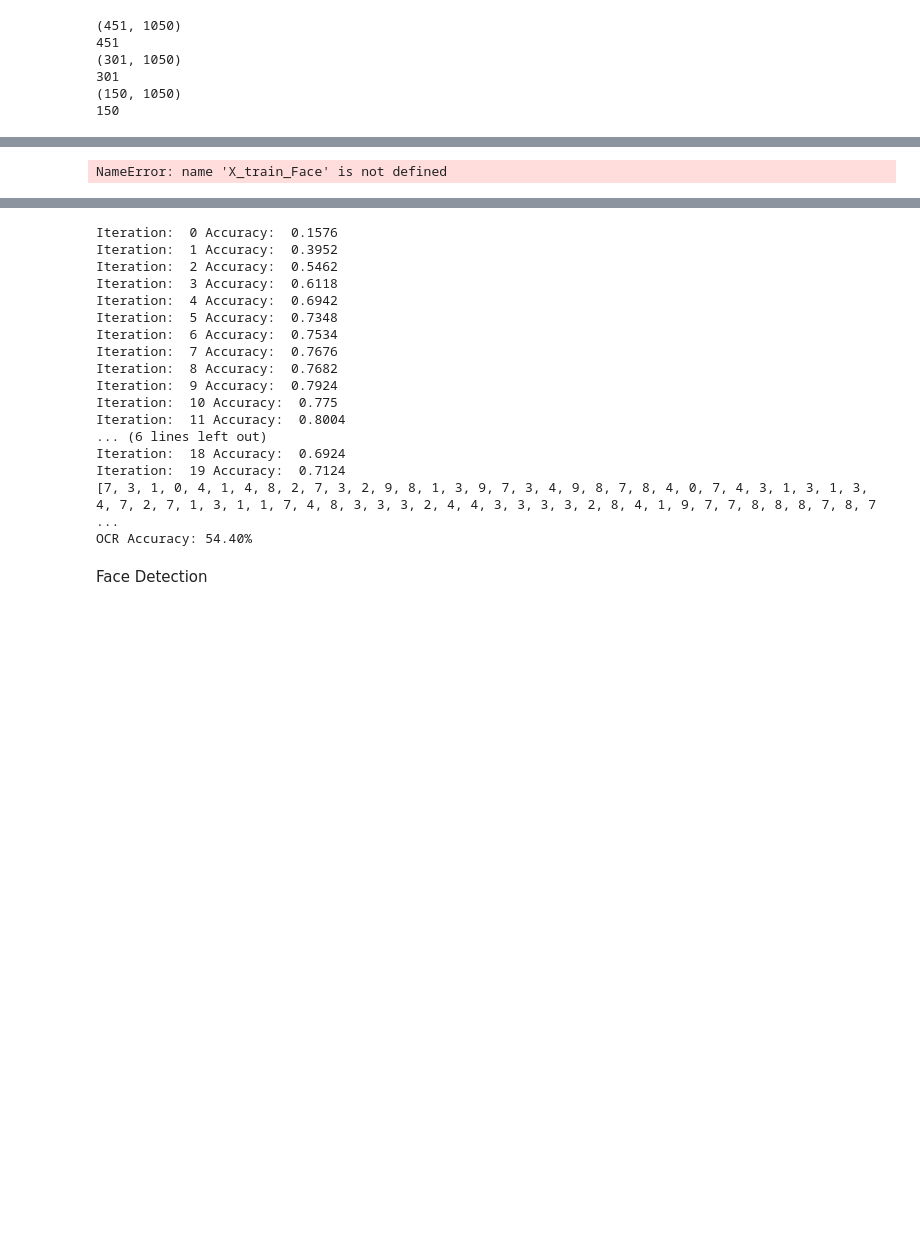
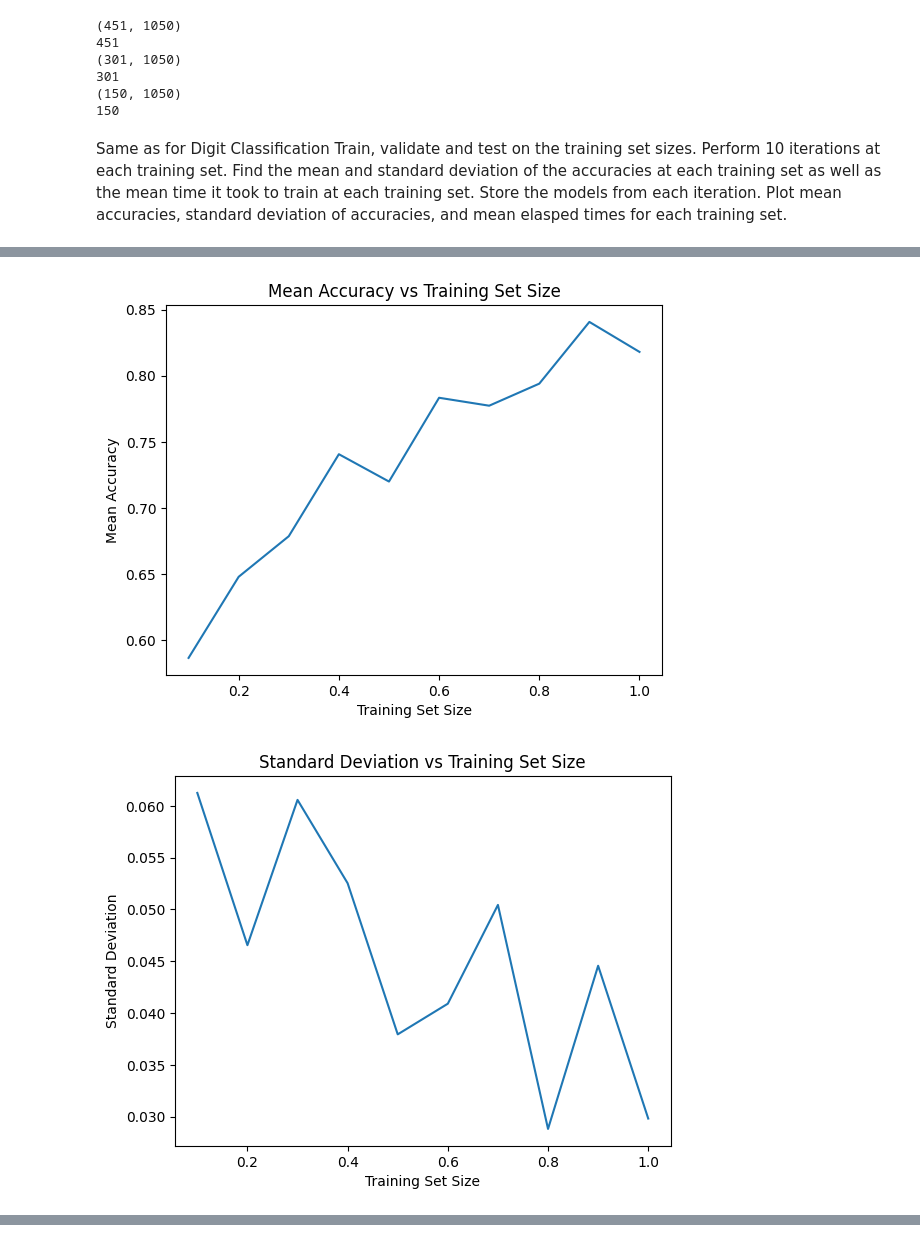
Before and after one commit to roshan3102/OCR-Face-Detection, a Jupyter notebook: TwoLayer.ipynb, the cells around one changed output, grey strips where cells are left out. Cells and saved outputs as stored; diff of their text form; code cells hidden in the pictures; blank space fills up the shorter version.

```diff
--- a/TwoLayer.ipynb
+++ b/TwoLayer.ipynb
@@ -379,11 +382,6 @@ FaceValidLabel = "facedata/facedatavalidationlabels"
 
 FaceTestImg = "facedata/facedatatest"
 FaceTestLabel = "facedata/facedatatestlabels"
-"""
-X_train_Face, Y_train_Face = face_raw_data(FaceTrainImg, FaceTrainLabel)
-X_valid_Face, Y_valid_Face = face_raw_data(FaceValidImg, FaceValidLabel)
-X_test_Face, Y_test_Face = face_raw_data(FaceTestImg, FaceTestLabel)
-"""
 
 X_train_Face, Y_train_Face = face_feature_data(FaceTrainImg, FaceTrainLabel, 2, 2)
 X_valid_Face, Y_valid_Face = face_feature_data(FaceValidImg, FaceValidLabel, 2, 2)
@@ -402,6 +400,9 @@ print(len(Y_test_Face))
 301
 (150, 1050)
 150
+# %% [markdown]
+Same as for Digit Classification
+Train, validate and test on the training set sizes. Perform 10 iterations at each training set. Find the mean and standard deviation of the accuracies at each training set as well as the mean time it took to train at each training set. Store the models from each iteration. Plot mean accuracies, standard deviation of accuracies, and mean elasped times for each training set.
 # %%
 timesFaceArr = []
 meanAccFaceArr = []
@@ -411,8 +412,10 @@ for n in training_sets:
     setTimes = []
     setAcc = []
     print(f'Training set size: {n*100:.0f}%')
-    for i in range(5):
+    for i in range(10):
+        print(f'Iteration: {i+1}')
         times,acc, model = OneNNSet(X_train_Face, Y_train_Face,X_valid_Face,Y_valid_Face, X_test_Face, Y_test_Face, 0.1, 256, 2, 50, n, 5)
+        # a hidden layer of size 256, learning rate of 0.1, and early stopping after 5 epochs of no improvement we found worked well
         setTimes.append(times)
         setAcc.append(acc)
         neuralsFace.append(model)
@@ -448 +467,2 @@ Training set size: 10%
-NameError: name 'X_train_Face' is not defined
+[figure, added]
+[figure, added]
@@ -449,37 +469,0 @@ NameError: name 'X_train_Face' is not defined
-# %%
-# Initialize and train Custom Perceptron for OCR
-ocr_NN = TwoLayerNN(input_size=784,hidden_size=128, output_size=10)
-ocr_NN.fit(X_train, Y_train, 20,0.01)
-
-# Predict and evaluate
-ocr_predictions = []
-for i in range(X_valid.shape[0]):
-    ocr_predictions.append(ocr_NN.predict(X_valid[i]))
-#ocr_predictions = ocr_NN.predict(X_valid)
-print(ocr_predictions[0:100])
-CorrectPredictionCount = 0
-for i in range(len(ocr_predictions)):
-    if ocr_predictions[i] == Y_valid[i]:
-        CorrectPredictionCount += 1
-Ocr_Accuracy = CorrectPredictionCount/len(ocr_predictions)
-print(f'OCR Accuracy: {Ocr_Accuracy * 100:.2f}%')
-# %% [output]
-Iteration:  0 Accuracy:  0.1576
-Iteration:  1 Accuracy:  0.3952
-Iteration:  2 Accuracy:  0.5462
-Iteration:  3 Accuracy:  0.6118
-Iteration:  4 Accuracy:  0.6942
-Iteration:  5 Accuracy:  0.7348
-Iteration:  6 Accuracy:  0.7534
-Iteration:  7 Accuracy:  0.7676
-Iteration:  8 Accuracy:  0.7682
-Iteration:  9 Accuracy:  0.7924
-Iteration:  10 Accuracy:  0.775
-Iteration:  11 Accuracy:  0.8004
-... (6 lines left out)
-Iteration:  18 Accuracy:  0.6924
-Iteration:  19 Accuracy:  0.7124
-[7, 3, 1, 0, 4, 1, 4, 8, 2, 7, 3, 2, 9, 8, 1, 3, 9, 7, 3, 4, 9, 8, 7, 8, 4, 0, 7, 4, 3, 1, 3, 1, 3, 4, 7, 2, 7, 1, 3, 1, 1, 7, 4, 8, 3, 3, 3, 2, 4, 4, 3, 3, 3, 3, 2, 8, 4, 1, 9, 7, 7, 8, 8, 8, 7, 8, 7 ...
-OCR Accuracy: 54.40%
-# %% [markdown]
-Face Detection
```
Also changed, not shown: parts of 20 cells of this notebook, 3 other files.
